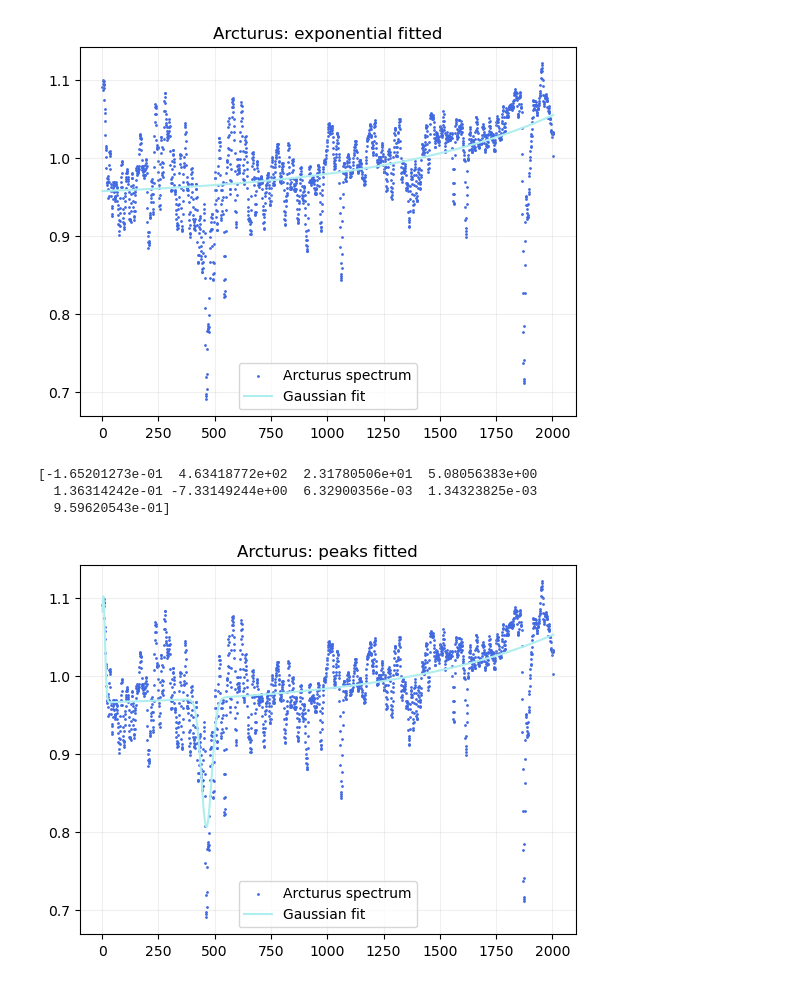
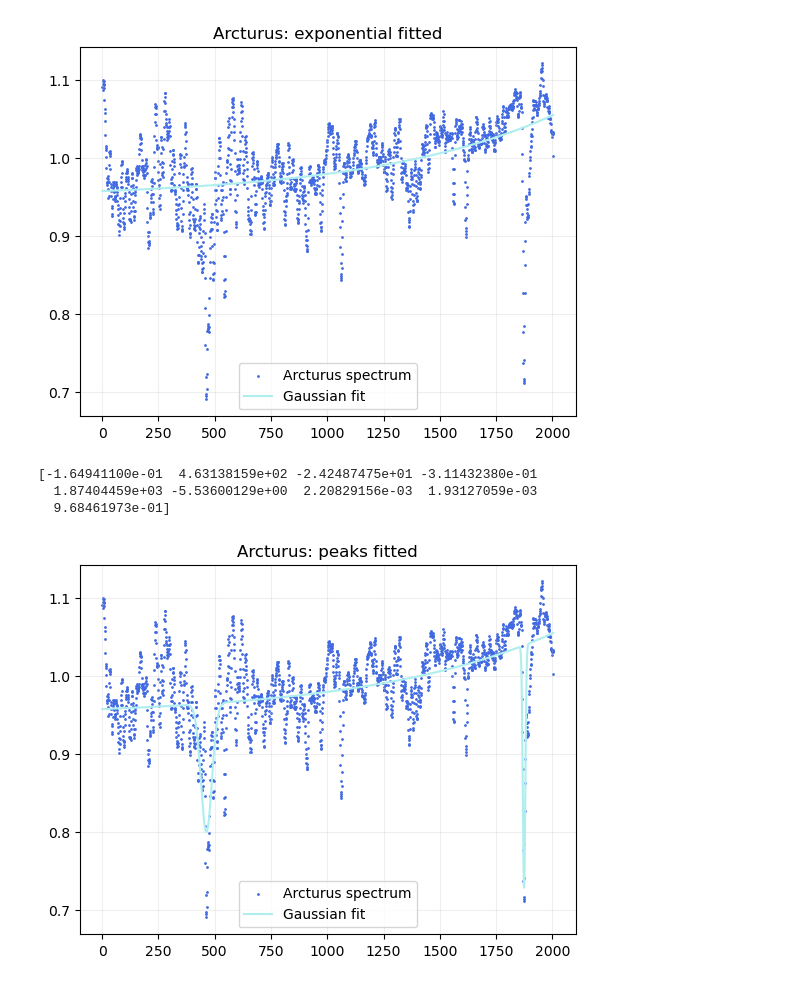
Before and after one commit to Timobrenn/G99-Spectroscopy, a Jupyter notebook: FWHM-arcturus.ipynb, the cells around one changed output. Drawn from its saved outputs; the diff is of its cells as text; code cells hidden in the pictures.

```diff
--- a/FWHM-arcturus.ipynb
+++ b/FWHM-arcturus.ipynb
@@ -47,9 +47,9 @@ x_range = np.arange(1, dat.size+1)
 
 # dat_smooth=alsbaseline(dat, remove=False)[200:]
 dat_smooth=dat
-# x_range=x_range[200:]
+x_range=x_range
 
-beta, pcov1 = curve_fit(f_gaussian, x_range, dat_smooth, p0=(-1, 450, 5, 1))
+beta, pcov1 = curve_fit(f_gaussian, x_range[250:600], dat_smooth[250:600], p0=(-1, 450, 5, 1))
 #amp, mu, sigma, zero
 
 print(beta)
@@ -105,7 +105,7 @@ close(fig)
 def f_superb(x,a1,m1,s1, a2,m2,s2, a,b,z):
     """Returns a combination of 2 Gaussians plotted on an exponential"""
 
-    return a1 * np.exp(-(x - m1) * (x - m1) / (2.0 * s1 * s1)) + m2 * np.exp(-(x - a2) * (x - a2) / (2.0 * s2 * s2)) + a*np.exp(b*x)+z
+    return a1 * np.exp(-(x - m1) * (x - m1) / (2.0 * s1 * s1)) + a2 * np.exp(-(x - m2) * (x - m2) / (2.0 * s2 * s2)) +a*np.exp(b*x)+z
 
 beta, pcov_exp = curve_fit(f_exp,x_range,dat_smooth,p0=(1,0.0001,1))
 print(beta)
@@ -126,24 +126,28 @@ close(fig)
 # %%
 D1=np.array([a1,m1,s1])
 D2=np.array([a2,m2,s2])
 D_exp=np.array([exp_a,exp_b,1])
+
+# fitting again to the superb function
 
 beta,pcov =curve_fit(f_superb, x_range, dat_smooth, p0=np.concatenate([D1, D2, D_exp]))
 np.concatenate([D1, D2, D_exp])
 a1,m1,s1,a2,m2,s2,a,b,z=beta
 print(beta)
 
+#printing the final fit
+
 fig=figure()
 frame=fig.add_subplot(1,1,1)
 frame.scatter(x_range,dat_smooth,color="royalblue", label="Arcturus spectrum",s=1)
-frame.plot(x_range,f_superb(x_range,a1,m1,s1,a2,m2,s2,a,b,z),color="paleturquoise", label="Gaussian fit")
+frame.plot(x_range,f_superb(x_range,a1,m1,s1,a2,m2,s2,exp_a,exp_b,exp_z),color="paleturquoise", label="Gaussian fit")
 frame.set_title("Arcturus: peaks fitted")
 frame.grid(alpha=0.2)
 frame.legend()
 show()
 close(fig)
 # %% [output]
-[-1.65201273e-01  4.63418772e+02  2.31780506e+01  5.08056383e+00
-  1.36314242e-01 -7.33149244e+00  6.32900356e-03  1.34323825e-03
-  9.59620543e-01]
+[-1.64941100e-01  4.63138159e+02 -2.42487475e+01 -3.11432380e-01
+  1.87404459e+03 -5.53600129e+00  2.20829156e-03  1.93127059e-03
+  9.68461973e-01]
-[figure, old version]
+[figure, new version]
```
Also changed, not shown: parts of 3 cells of this notebook.
